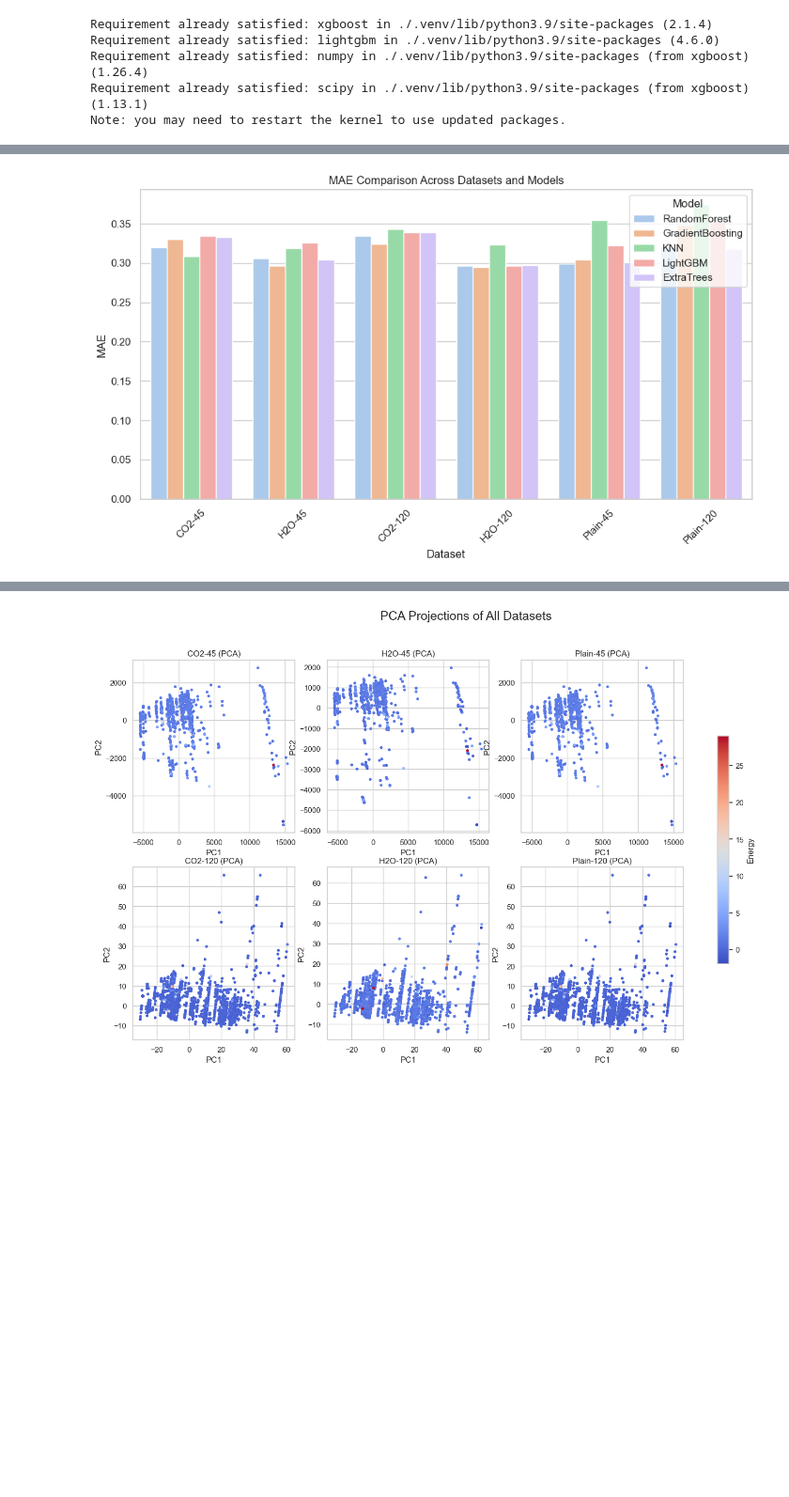
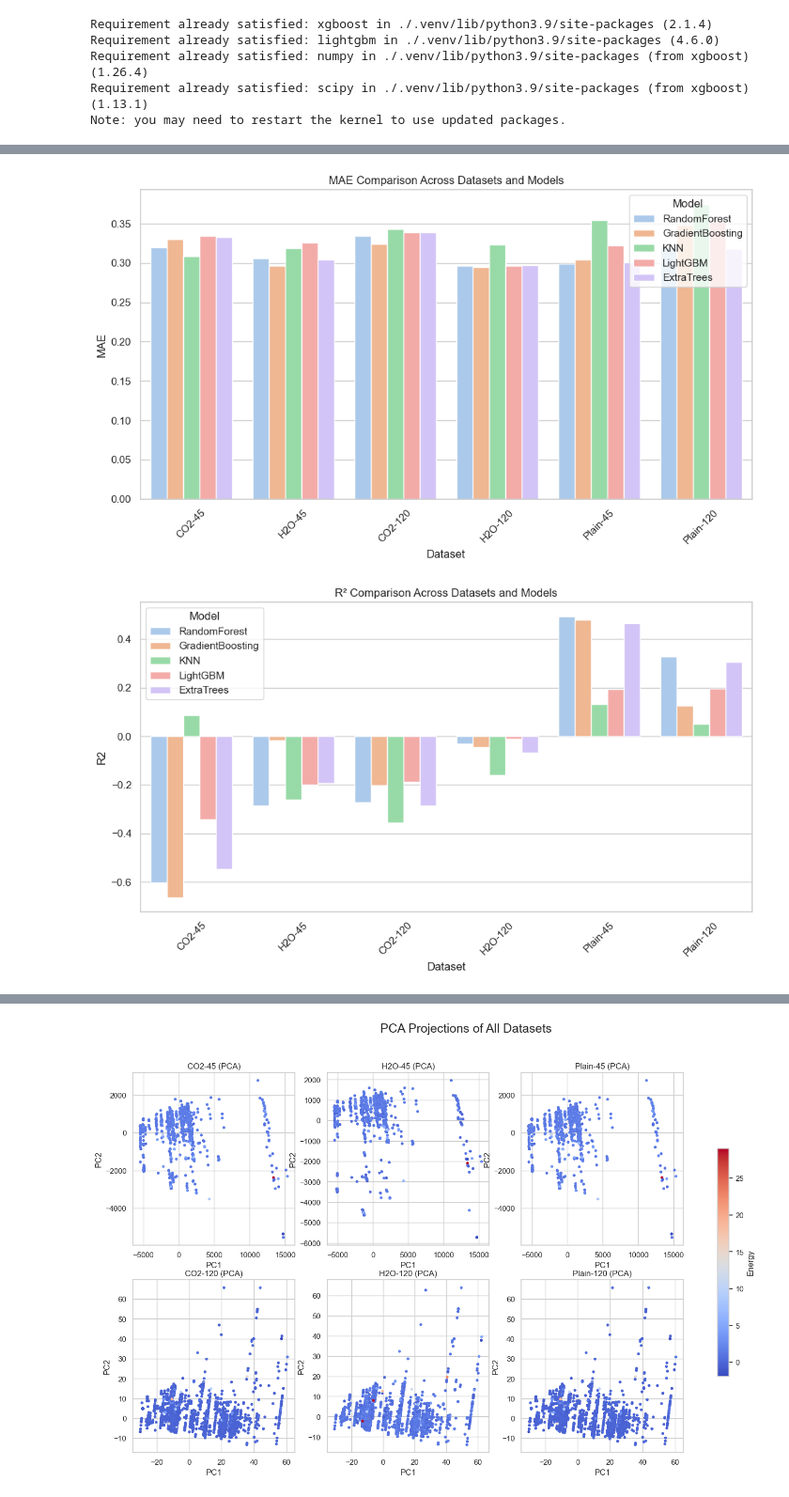
Before and after one commit to viewyan/DAC23, a Jupyter notebook: 4th. meeting.ipynb, the cells around one changed output, grey strips where cells are left out. Shown at 94% size. Cells and saved outputs as stored; diff of their text form; code cells hidden in the pictures; blank space fills up the shorter version.

```diff
--- a/4th. meeting.ipynb
+++ b/4th. meeting.ipynb
@@ -374,28 +394,43 @@ And if memory is not enough, you can set `force_col_wise=true`.
 # %%
+import pandas as pd
+import numpy as np
+import seaborn as sns
+import matplotlib.pyplot as plt
+
 df = pd.read_csv("baseline_model_comparison.csv")
 
 sns.set(style="whitegrid")
 
 # 📊 Plot 1: RMSE visualization
 plt.figure(figsize=(10, 6))
 sns.barplot(data=df, x="Dataset", y="RMSE", hue="Model", palette="pastel")
 plt.title("RMSE Comparison Across Datasets and Models")
 plt.xticks(rotation=45)
 plt.tight_layout()
 plt.show()
 
 # 📊 Plot 2: MAE visualization
 plt.figure(figsize=(10, 6))
 sns.barplot(data=df, x="Dataset", y="MAE", hue="Model", palette="pastel")
 plt.title("MAE Comparison Across Datasets and Models")
 plt.xticks(rotation=45)
 plt.tight_layout()
 plt.show()
 
+# 📊 Plot 3: R² visualization
+plt.figure(figsize=(10, 6))
+sns.barplot(data=df, x="Dataset", y="R2", hue="Model", palette="pastel")
+plt.title("R² Comparison Across Datasets and Models")
+plt.xticks(rotation=45)
+plt.tight_layout()
+plt.show()
+
+
 #GrandientBoost best-45H20
 #45维 fingerprint 更稳定，尤其在 Plain 数据上
 #KNN 对高维数据不适用，表现退化严重，Plain-120 是误差最大的组合，应重点分析 residual 分布和特征重要性， LightGBM 和 GradientBoosting 是目前性能最均衡的模型组合
 # %% [output]
 [figure]
 [figure]
+[figure, added]
 # %%
```
Also changed, not shown: parts of 7 cells of this notebook.
